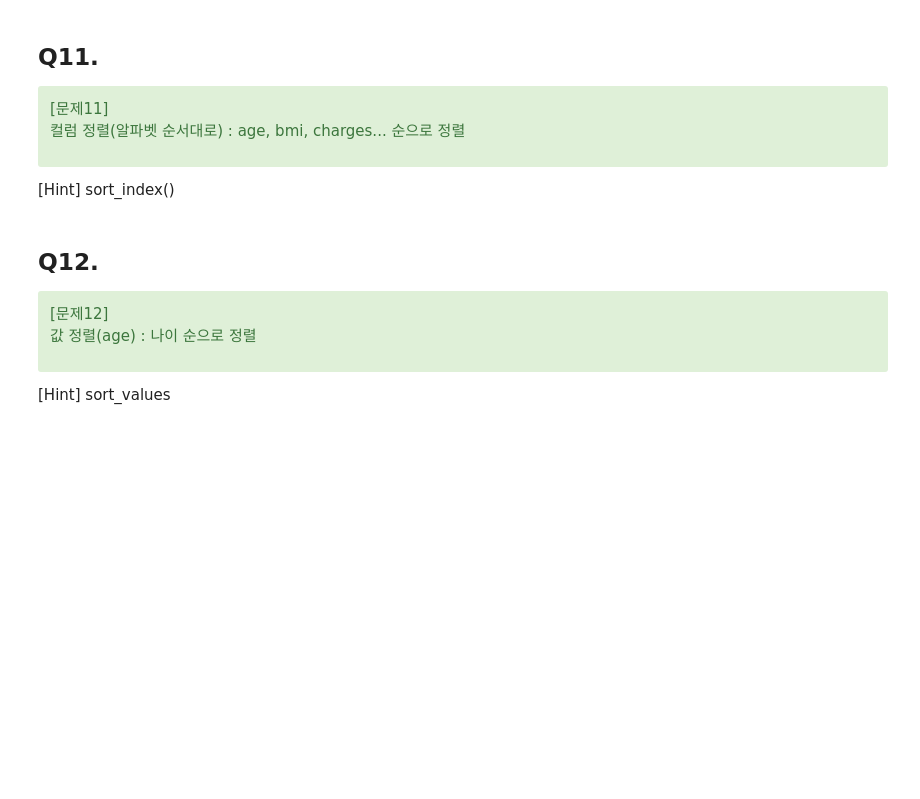
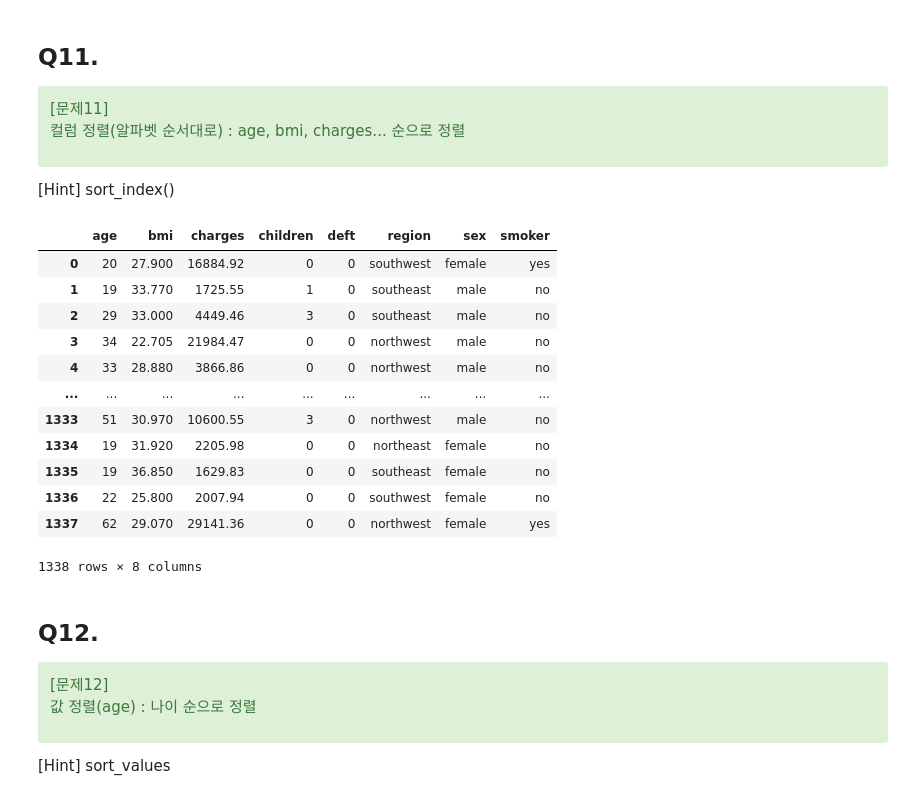
Before and after one commit to ukhyun-lee/stock_market_analysis, a Jupyter notebook: 2주차/pandas_exercise.ipynb, the cells around one changed output. Cells and saved outputs as stored; diff of their text form; code cells hidden in the pictures; blank space fills up the shorter version.

```diff
--- a/2주차/pandas_exercise.ipynb
+++ b/2주차/pandas_exercise.ipynb
@@ -112,3 +169,7 @@ debt                  1
 
 'double bmi'열 삭제하기
 </div>
+# %%
+# axis = 1:  축을 컬럼방향으로
+# inplace = True :  df객체에 있는 값을 연산 결과로 대체
+df.drop(['doublebmi'], axis=1, inplace=True )
@@ -129,3 +215,6 @@ debt                  1
 
 나이를 1살씩 증가시키기
 </div>
+# %%
+df['age'] = df['age'] + 1
+df.head()
@@ -142,0 +255,7 @@ charges의 표시형식을 소수점 아래 2자리로 바꾸기
+# %%
+test_num = 123.45678
+
+def sosu(data):
+    return format(data, ".2f")
+
+sosu(345322.234534)
@@ -142,0 +264,2 @@ charges의 표시형식을 소수점 아래 2자리로 바꾸기
+# %%
+df['charges'] = df['charges'].apply(sosu)
@@ -150,6 +282,22 @@ charges의 표시형식을 소수점 아래 2자리로 바꾸기
 
 [Hint]
 sort_index()
+# %%
+df.sort_index(axis=1)
+# %% [output]
+|  | age | bmi | charges | children | deft | region | sex | smoker |
+| 0 | 20 | 27.900 | 16884.92 | 0 | 0 | southwest | female | yes |
+| 1 | 19 | 33.770 | 1725.55 | 1 | 0 | southeast | male | no |
+| 2 | 29 | 33.000 | 4449.46 | 3 | 0 | southeast | male | no |
+| 3 | 34 | 22.705 | 21984.47 | 0 | 0 | northwest | male | no |
+| 4 | 33 | 28.880 | 3866.86 | 0 | 0 | northwest | male | no |
+| ... | ... | ... | ... | ... | ... | ... | ... | ... |
+| 1333 | 51 | 30.970 | 10600.55 | 3 | 0 | northwest | male | no |
+| 1334 | 19 | 31.920 | 2205.98 | 0 | 0 | northeast | female | no |
+| 1335 | 19 | 36.850 | 1629.83 | 0 | 0 | southeast | female | no |
+| 1336 | 22 | 25.800 | 2007.94 | 0 | 0 | southwest | female | no |
+| 1337 | 62 | 29.070 | 29141.36 | 0 | 0 | northwest | female | yes |
+1338 rows × 8 columns
 # %% [markdown]
 ## Q12.
 <div class="alert alert-success">
```
Also changed, not shown: parts of 13 cells of this notebook.
